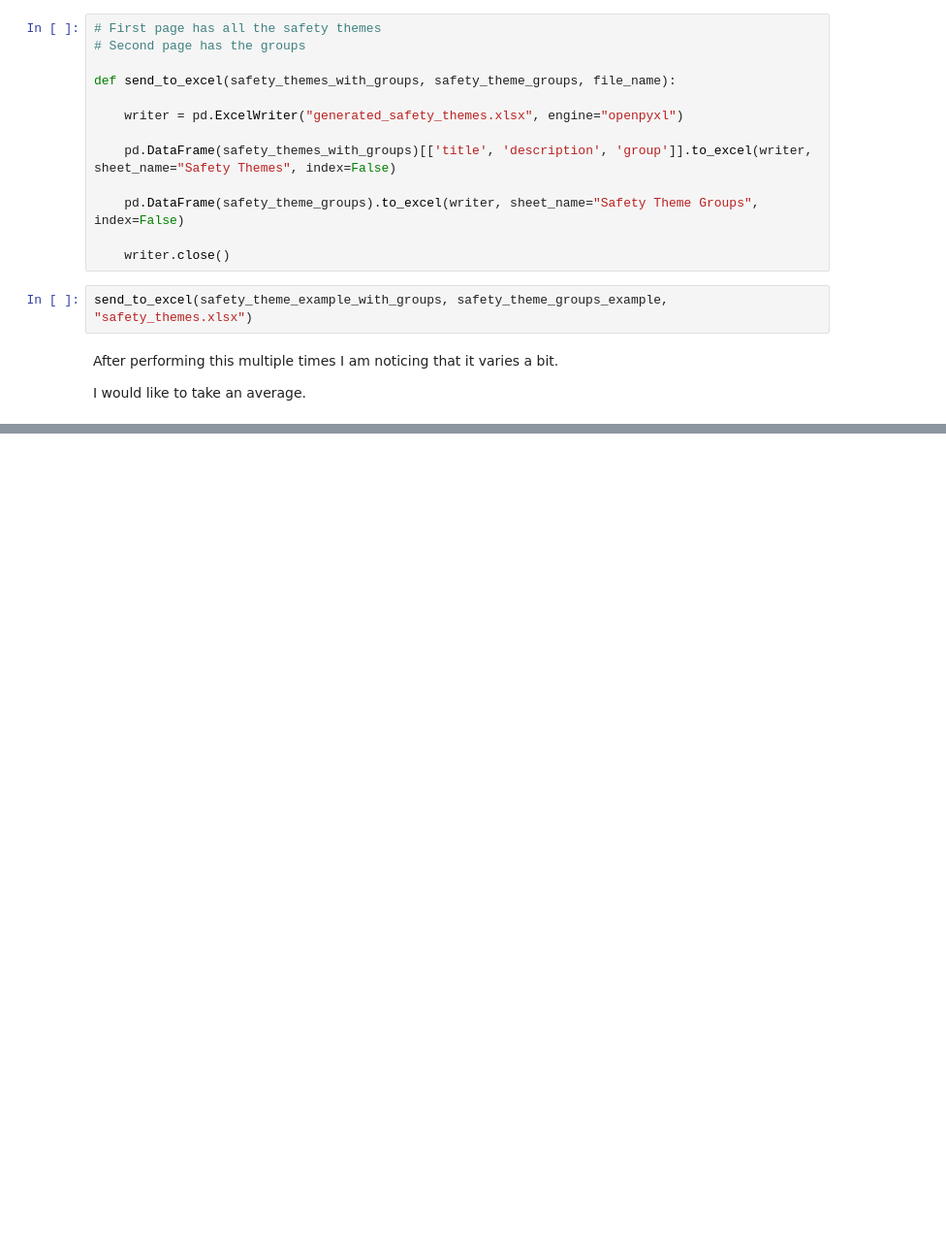
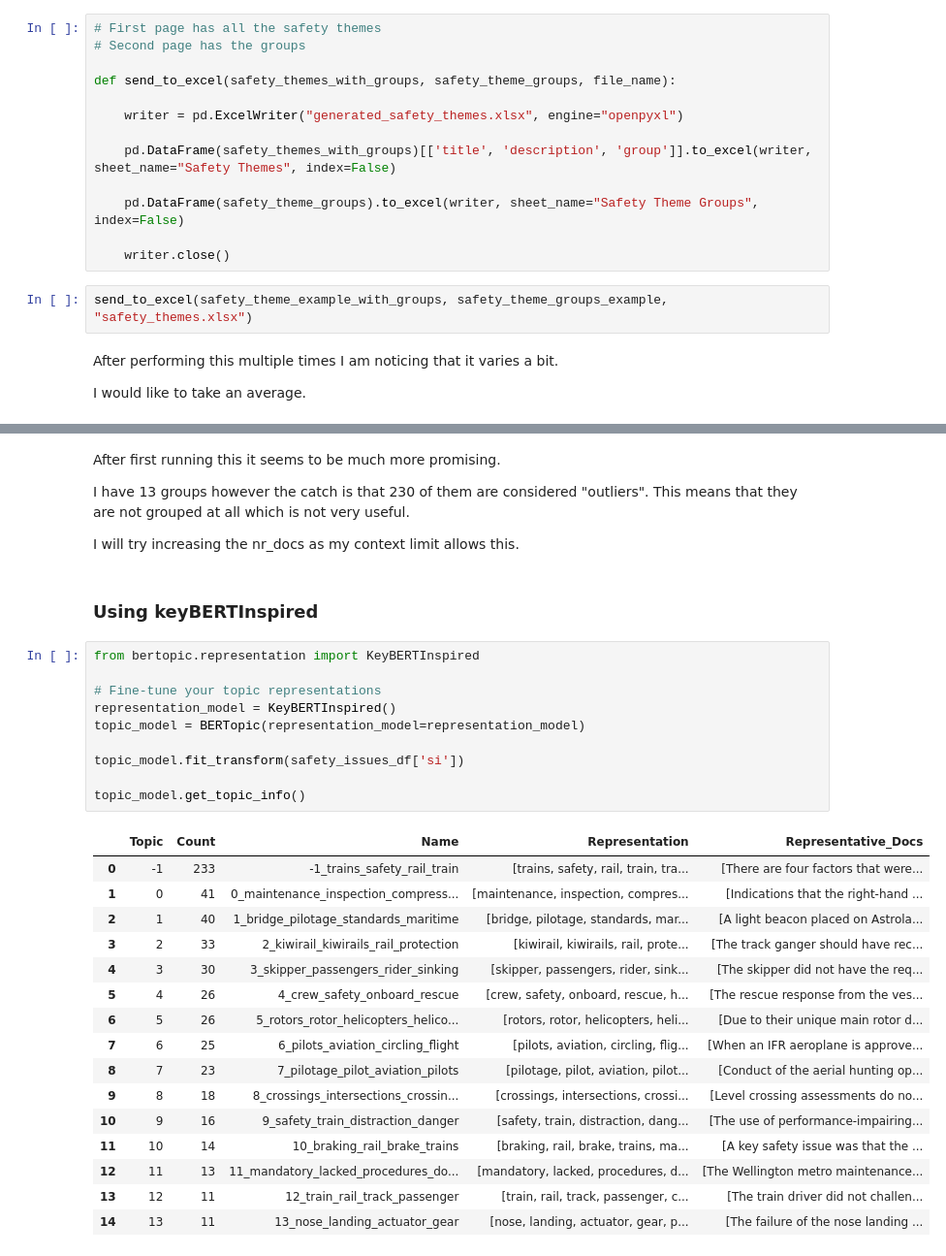
Before and after one commit to 1jamesthompson1/TAIC-report-summary, a Jupyter notebook: notebooks/safety themes_from_safety_issues/safety_themes_from_safety_issues.ipynb, the cells around one changed output, grey strips where cells are left out. Shown at 97% size. Drawn from its saved outputs; the diff is of its cells as text; blank space fills up the shorter version.

```diff
--- a/notebooks/safety themes_from_safety_issues/safety_themes_from_safety_issues.ipynb
+++ b/notebooks/safety themes_from_safety_issues/safety_themes_from_safety_issues.ipynb
@@ -249,0 +443,35 @@ I would like to take an average.
+# %% [markdown]
+After first running this it seems to be much more promising.
+
+I have 13 groups however the catch is that 230 of them are considered "outliers". This means that they are not grouped at all which is not very useful.
+
+I will try increasing the nr_docs as my context limit allows this.
+# %% [markdown]
+### Using keyBERTInspired
+# %%
+from bertopic.representation import KeyBERTInspired
+
+# Fine-tune your topic representations
+representation_model = KeyBERTInspired()
+topic_model = BERTopic(representation_model=representation_model)
+
+topic_model.fit_transform(safety_issues_df['si'])
+
+topic_model.get_topic_info()
+# %% [output]
+|  | Topic | Count | Name | Representation | Representative_Docs |
+| 0 | -1 | 233 | -1_trains_safety_rail_train | [trains, safety, rail, train, tra... | [There are four factors that were... |
+| 1 | 0 | 41 | 0_maintenance_inspection_compress... | [maintenance, inspection, compres... | [Indications that the right-hand ... |
+| 2 | 1 | 40 | 1_bridge_pilotage_standards_maritime | [bridge, pilotage, standards, mar... | [A light beacon placed on Astrola... |
+| 3 | 2 | 33 | 2_kiwirail_kiwirails_rail_protection | [kiwirail, kiwirails, rail, prote... | [The track ganger should have rec... |
+| 4 | 3 | 30 | 3_skipper_passengers_rider_sinking | [skipper, passengers, rider, sink... | [The skipper did not have the req... |
+| 5 | 4 | 26 | 4_crew_safety_onboard_rescue | [crew, safety, onboard, rescue, h... | [The rescue response from the ves... |
+| 6 | 5 | 26 | 5_rotors_rotor_helicopters_helico... | [rotors, rotor, helicopters, heli... | [Due to their unique main rotor d... |
+| 7 | 6 | 25 | 6_pilots_aviation_circling_flight | [pilots, aviation, circling, flig... | [When an IFR aeroplane is approve... |
+| 8 | 7 | 23 | 7_pilotage_pilot_aviation_pilots | [pilotage, pilot, aviation, pilot... | [Conduct of the aerial hunting op... |
+| 9 | 8 | 18 | 8_crossings_intersections_crossin... | [crossings, intersections, crossi... | [Level crossing assessments do no... |
+| 10 | 9 | 16 | 9_safety_train_distraction_danger | [safety, train, distraction, dang... | [The use of performance-impairing... |
+| 11 | 10 | 14 | 10_braking_rail_brake_trains | [braking, rail, brake, trains, ma... | [A key safety issue was that the ... |
+| 12 | 11 | 13 | 11_mandatory_lacked_procedures_do... | [mandatory, lacked, procedures, d... | [The Wellington metro maintenance... |
+| 13 | 12 | 11 | 12_train_rail_track_passenger | [train, rail, track, passenger, c... | [The train driver did not challen... |
+| 14 | 13 | 11 | 13_nose_landing_actuator_gear | [nose, landing, actuator, gear, p... | [The failure of the nose landing ... |
```
Also changed, not shown: parts of 21 cells of this notebook, 2 other files.
